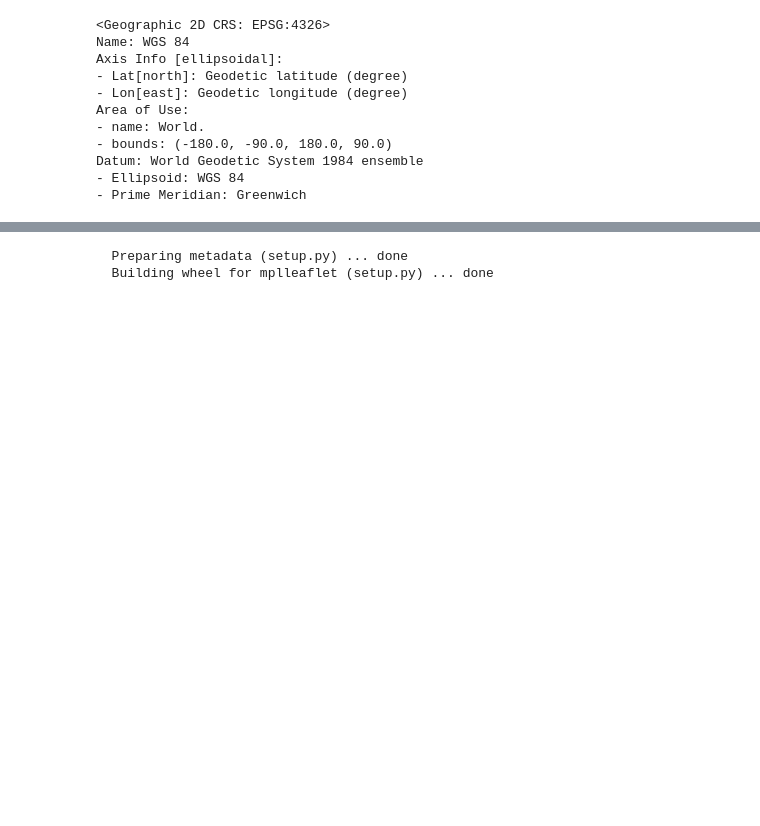
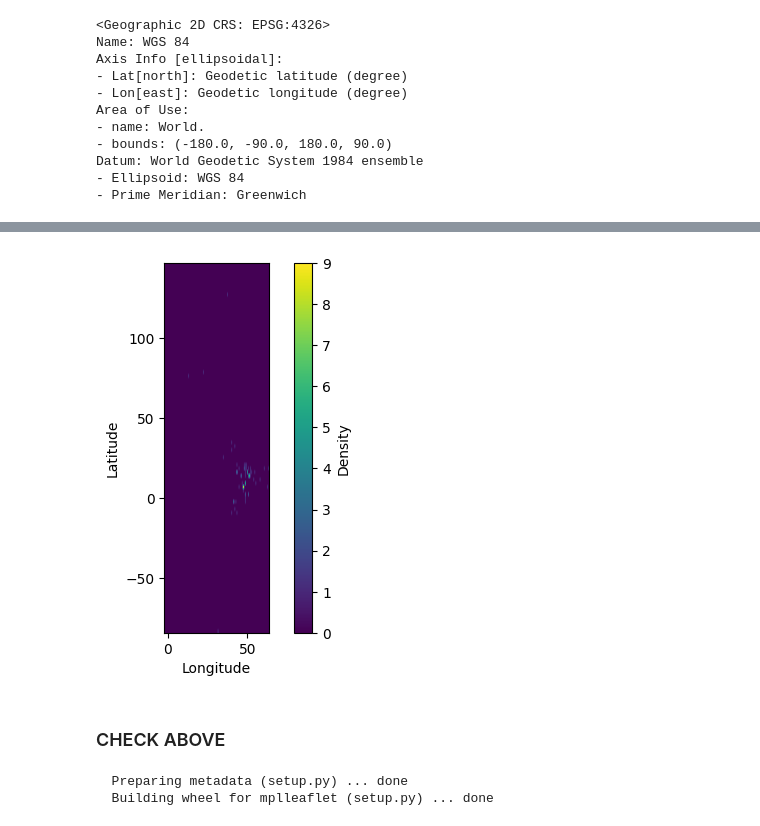
Before and after one commit to lorenafc/MGI, a Jupyter notebook: small_data_visualization.ipynb, the cells around one changed output, grey strips where cells are left out. Cells and saved outputs as stored; diff of their text form; code cells hidden in the pictures; blank space fills up the shorter version.

```diff
--- a/small_data_visualization.ipynb
+++ b/small_data_visualization.ipynb
@@ -93,3 +94,12 @@ Area of Use:
 Datum: World Geodetic System 1984 ensemble
 - Ellipsoid: WGS 84
 - Prime Meridian: Greenwich
+# %%
+#HEAT MAP PYGEO
+
+# Obtenha as coordenadas x e y de cada ponto representando um centro esportivo
+authors_small_cities_gdf['x'] =authors_small_cities_gdf["geometry"].apply(lambda geom: geom.x)
+authors_small_cities_gdf['y'] =authors_small_cities_gdf["geometry"].apply(lambda geom: geom.y)
+
+# Crie uma lista de pares (tuplas) de coordenadas y e x
+locations=list(zip(authors_small_cities_gdf["x"], authors_small_cities_gdf["y"]))
@@ -95,0 +145,26 @@ Datum: World Geodetic System 1984 ensemble
+# %%
+# try to make a heat map you can save
+
+import matplotlib.pyplot as plt
+import numpy as np
+
+# Assuming you have your data in 'locations' (list of tuples)
+# Create a heatmap
+heatmap, xedges, yedges = np.histogram2d(*zip(*locations), bins=(100, 100))
+extent = [xedges[0], xedges[-1], yedges[0], yedges[-1]]
+
+# Plot the heatmap
+plt.imshow(heatmap.T, extent=extent, origin='lower', cmap='viridis')
+plt.colorbar(label='Density')  # Add a colorbar with label
+
+# Set axis labels
+plt.xlabel('Longitude')
+plt.ylabel('Latitude')
+
+# Save the plot to a file (e.g., 'heatmap.png')
+plt.savefig('heatmap.png', bbox_inches='tight')
+
+#Show the plot (optional)
+plt.show()
+# %% [output]
+[figure, added]
@@ -96,3 +175,5 @@ Datum: World Geodetic System 1984 ensemble
+# %% [markdown]
+### CHECK ABOVE
 # %%
 !pip install mplleaflet -q
 # %% [output]
```
Also changed, not shown: parts of 14 cells of this notebook.
